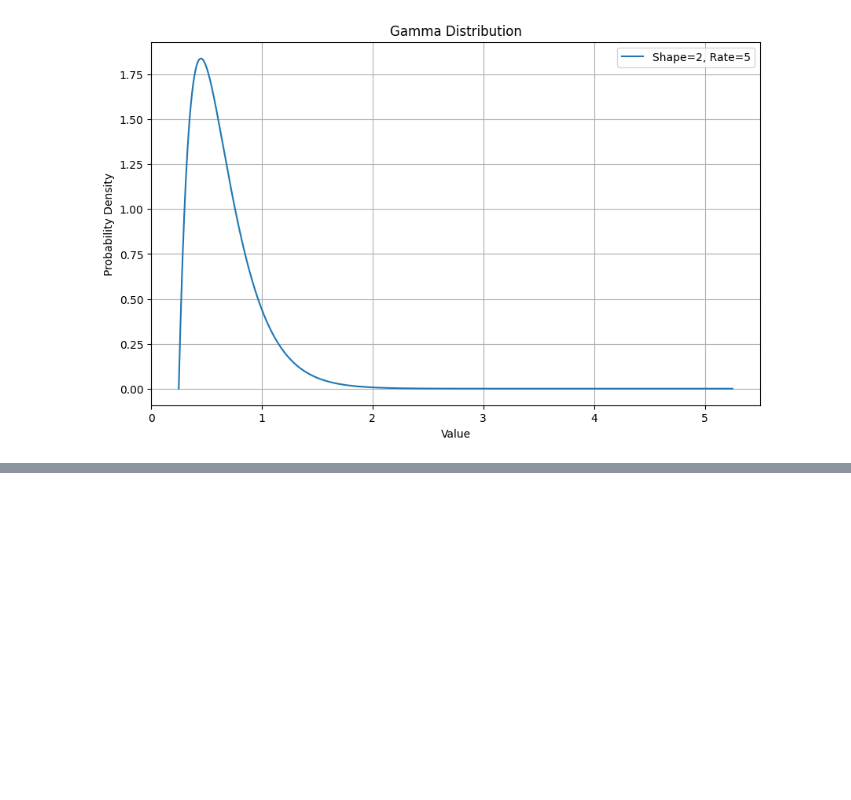
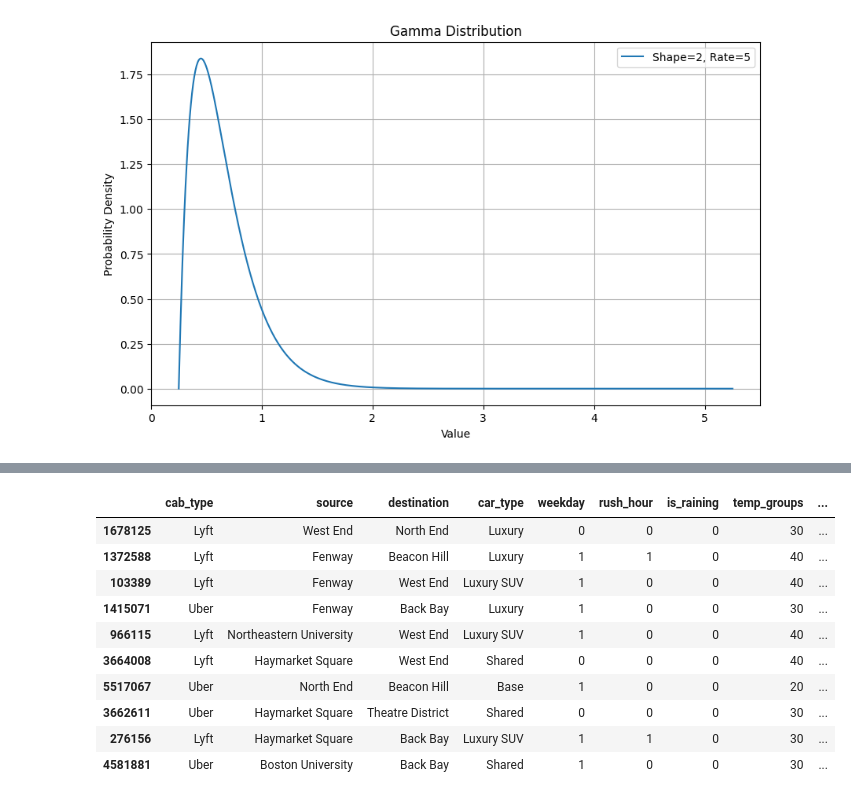
Before and after one commit to emekaamadi/Dynamic_Project, a Jupyter notebook: Modeling/white_board.ipynb, the cells around one changed output, grey strips where cells are left out. Drawn from its saved outputs; the diff is of its cells as text; code cells hidden in the pictures; blank space fills up the shorter version.

```diff
--- a/Modeling/white_board.ipynb
+++ b/Modeling/white_board.ipynb
@@ -28,3 +28,6 @@ plt.grid(True)
 plt.show()
 # %% [output]
 [figure]
+# %%
+df_new = pd.read_csv('../Cleaning_Engineering/added_demand_estimates_eta_variation.csv')
+df_new.head()
@@ -30,0 +53,14 @@ plt.show()
+# %%
+df_new.sample(10)
+# %% [output]
+|  | cab_type | source | destination | car_type | weekday | rush_hour | is_raining | temp_groups | ... |
+| 1678125 | Lyft | West End | North End | Luxury | 0 | 0 | 0 | 30 | ... |
+| 1372588 | Lyft | Fenway | Beacon Hill | Luxury | 1 | 1 | 0 | 40 | ... |
+| 103389 | Lyft | Fenway | West End | Luxury SUV | 1 | 0 | 0 | 40 | ... |
+| 1415071 | Uber | Fenway | Back Bay | Luxury | 1 | 0 | 0 | 30 | ... |
+| 966115 | Lyft | Northeastern University | West End | Luxury SUV | 1 | 0 | 0 | 40 | ... |
+| 3664008 | Lyft | Haymarket Square | West End | Shared | 0 | 0 | 0 | 40 | ... |
+| 5517067 | Uber | North End | Beacon Hill | Base | 1 | 0 | 0 | 20 | ... |
+| 3662611 | Uber | Haymarket Square | Theatre District | Shared | 0 | 0 | 0 | 30 | ... |
+| 276156 | Lyft | Haymarket Square | Back Bay | Luxury SUV | 1 | 1 | 0 | 30 | ... |
+| 4581881 | Uber | Boston University | Back Bay | Shared | 1 | 0 | 0 | 30 | ... |
```
Also changed, not shown: parts of 2 cells of this notebook.
